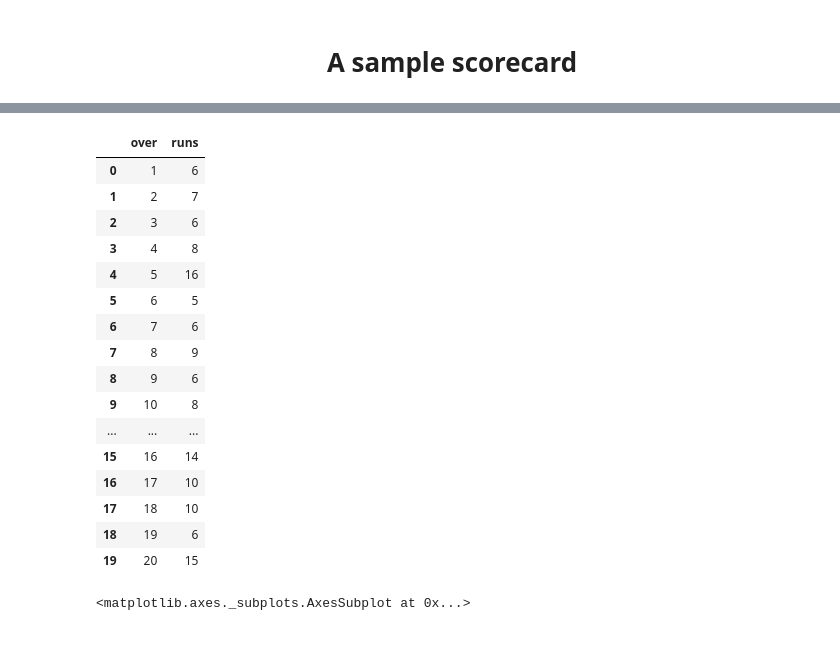
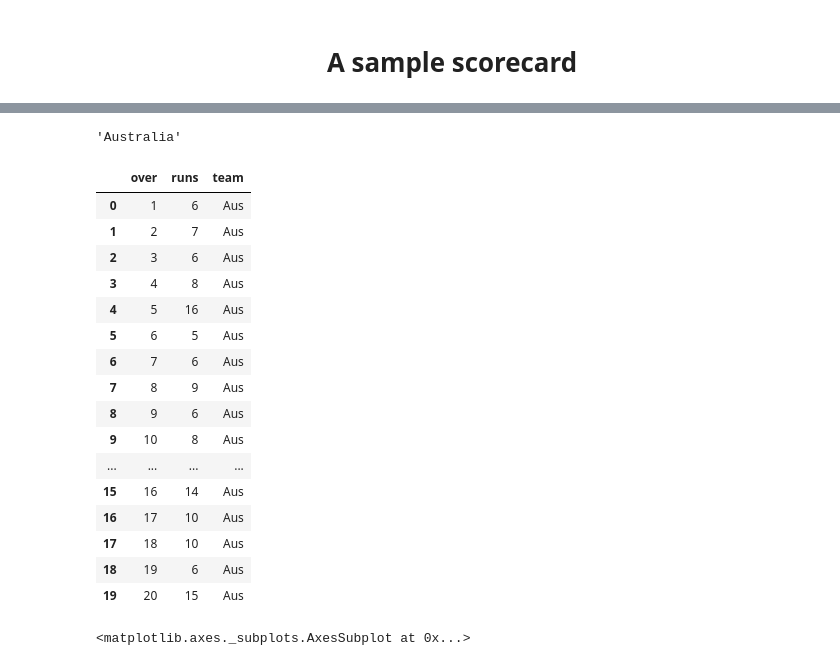
Before and after one commit to Rahul711sharma/ICC-20-20-cricket-EDA, a Jupyter notebook: Copy_of_Self_Project_Cricket_Scorecard.ipynb, the cells around one changed output, grey strips where cells are left out. Drawn from its saved outputs; the diff is of its cells as text; code cells hidden in the pictures.

```diff
--- a/Copy_of_Self_Project_Cricket_Scorecard.ipynb
+++ b/Copy_of_Self_Project_Cricket_Scorecard.ipynb
@@ -54,3 +52,7 @@ dict_keys(['1st innings'])
+# %%
+inning1_dict['1st innings']['team']
+# %% [output]
+'Australia'
 # %%
 inning1_del_dict= inning1_dict['1st innings']['deliveries']
 first_inning_deliveries_df = pd.DataFrame(columns=['delivery','runs'])
@@ -61,25 +63,26 @@ for i in inning1_del_dict:
 # %%
 first_inning_deliveries_df['over']=first_inning_deliveries_df['delivery']+1
 first_inning_run_df= first_inning_deliveries_df.groupby('over')['runs'].sum('runs').reset_index()
+first_inning_run_df['team']= 'Aus'
 first_inning_run_df
 # %% [output]
-|  | over | runs |
-| 0 | 1 | 6 |
-| 1 | 2 | 7 |
-| 2 | 3 | 6 |
-| 3 | 4 | 8 |
-| 4 | 5 | 16 |
-| 5 | 6 | 5 |
-| 6 | 7 | 6 |
-| 7 | 8 | 9 |
-| 8 | 9 | 6 |
-| 9 | 10 | 8 |
-| ... | ... | ... |
-| 15 | 16 | 14 |
-| 16 | 17 | 10 |
-| 17 | 18 | 10 |
-| 18 | 19 | 6 |
-| 19 | 20 | 15 |
+|  | over | runs | team |
+| 0 | 1 | 6 | Aus |
+| 1 | 2 | 7 | Aus |
+| 2 | 3 | 6 | Aus |
+| 3 | 4 | 8 | Aus |
+| 4 | 5 | 16 | Aus |
+| 5 | 6 | 5 | Aus |
+| 6 | 7 | 6 | Aus |
+| 7 | 8 | 9 | Aus |
+| 8 | 9 | 6 | Aus |
+| 9 | 10 | 8 | Aus |
+| ... | ... | ... | ... |
+| 15 | 16 | 14 | Aus |
+| 16 | 17 | 10 | Aus |
+| 17 | 18 | 10 | Aus |
+| 18 | 19 | 6 | Aus |
+| 19 | 20 | 15 | Aus |
 # %%
 sns.lineplot(first_inning_run_df.over,first_inning_run_df['runs'])
 sns.lineplot(first_inning_run_df.over,first_inning_run_df['runs'].cumsum())
```
Also changed, not shown: parts of 6 cells of this notebook.
